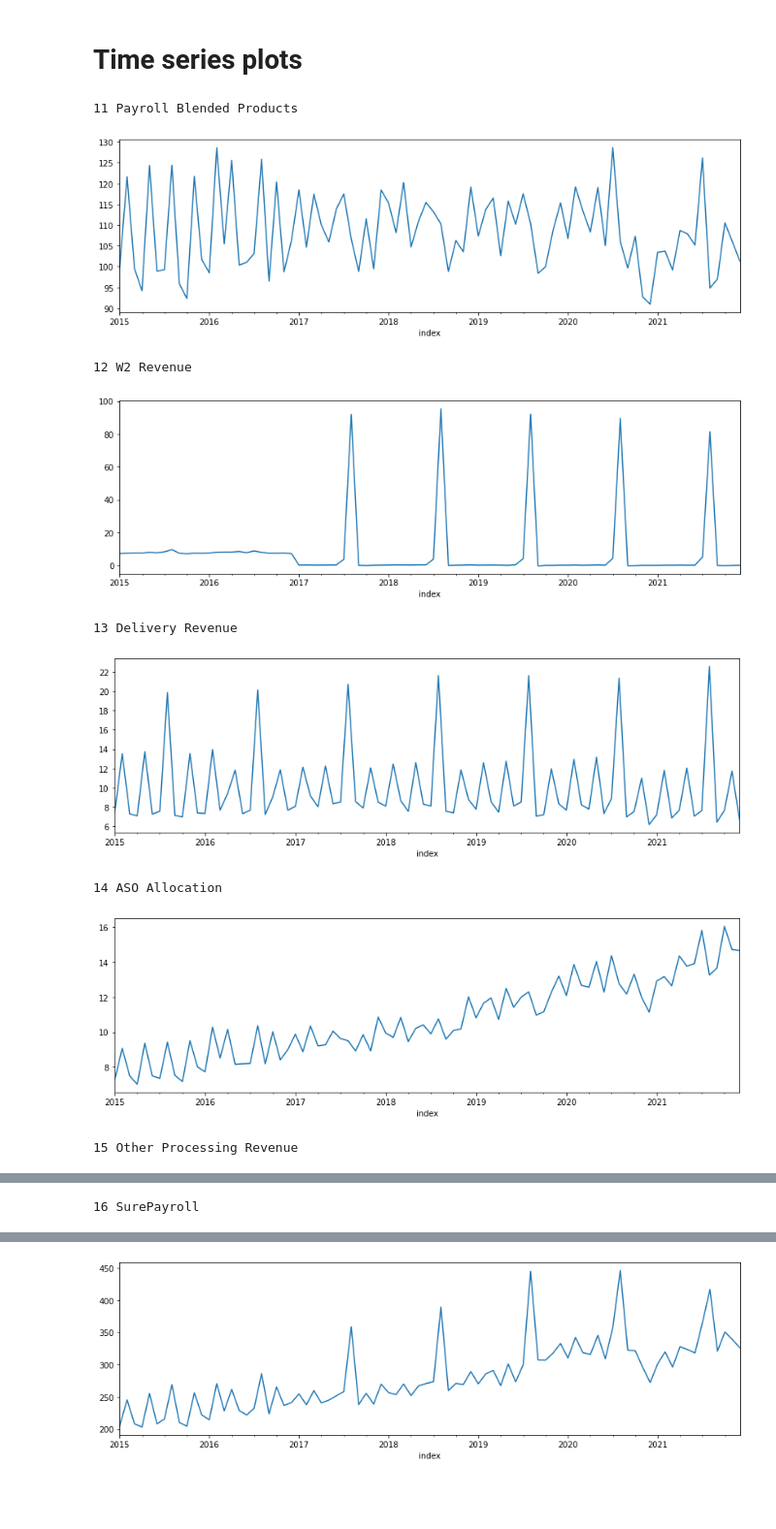
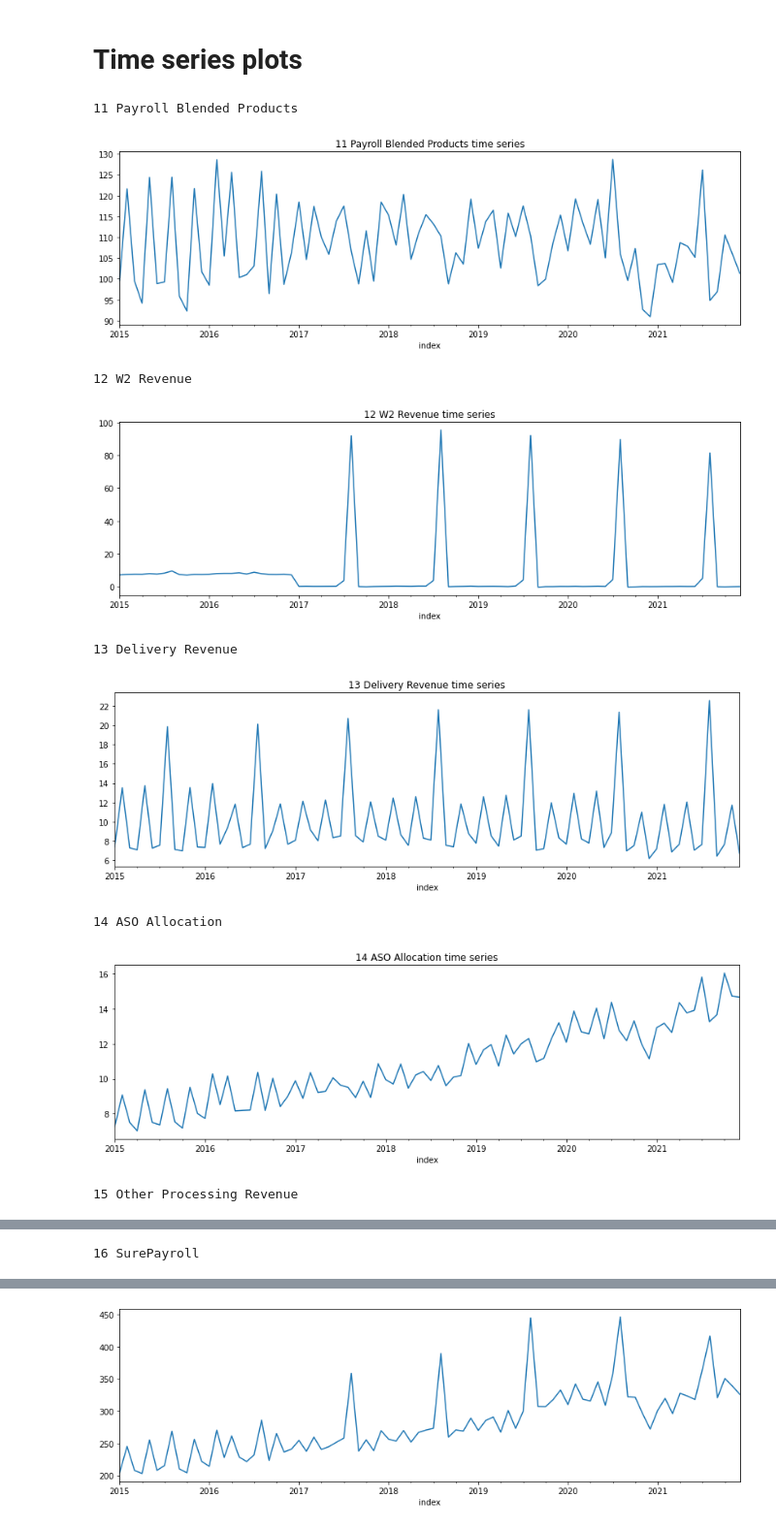
Before and after one commit to jluisjm/Paychex_revenue_forecast, a Jupyter notebook: notebooks/EDA.ipynb, the cells around one changed output, grey strips where cells are left out. Shown: that part at 97% size. Cells and saved outputs as stored; diff of their text form; code cells hidden in the pictures; blank space fills up the shorter version.

Commit message:
eda titles

```diff
--- a/notebooks/EDA.ipynb
+++ b/notebooks/EDA.ipynb
@@ -71,17 +71,17 @@ df_month.describe()
 # %%
 for c in df_month.columns:
     print(c)
     fig, ax = plt.subplots(figsize=(14,4))
-    (df_month[c]/1000000).plot(ax=ax)
+    (df_month[c]/1000000).plot(title = c + ' time series', ax=ax)
     #sns.lineplot(data=df_month[c])
     plt.show()
 # %% [output]
 11 Payroll Blended Products
-[figure, old version]
+[figure, new version]
 12 W2 Revenue
-[figure, old version]
+[figure, new version]
 13 Delivery Revenue
-[figure, old version]
+[figure, new version]
 14 ASO Allocation
-[figure, old version]
+[figure, new version]
 15 Other Processing Revenue
```
Also changed, not shown: parts of 1 cell of this notebook.
